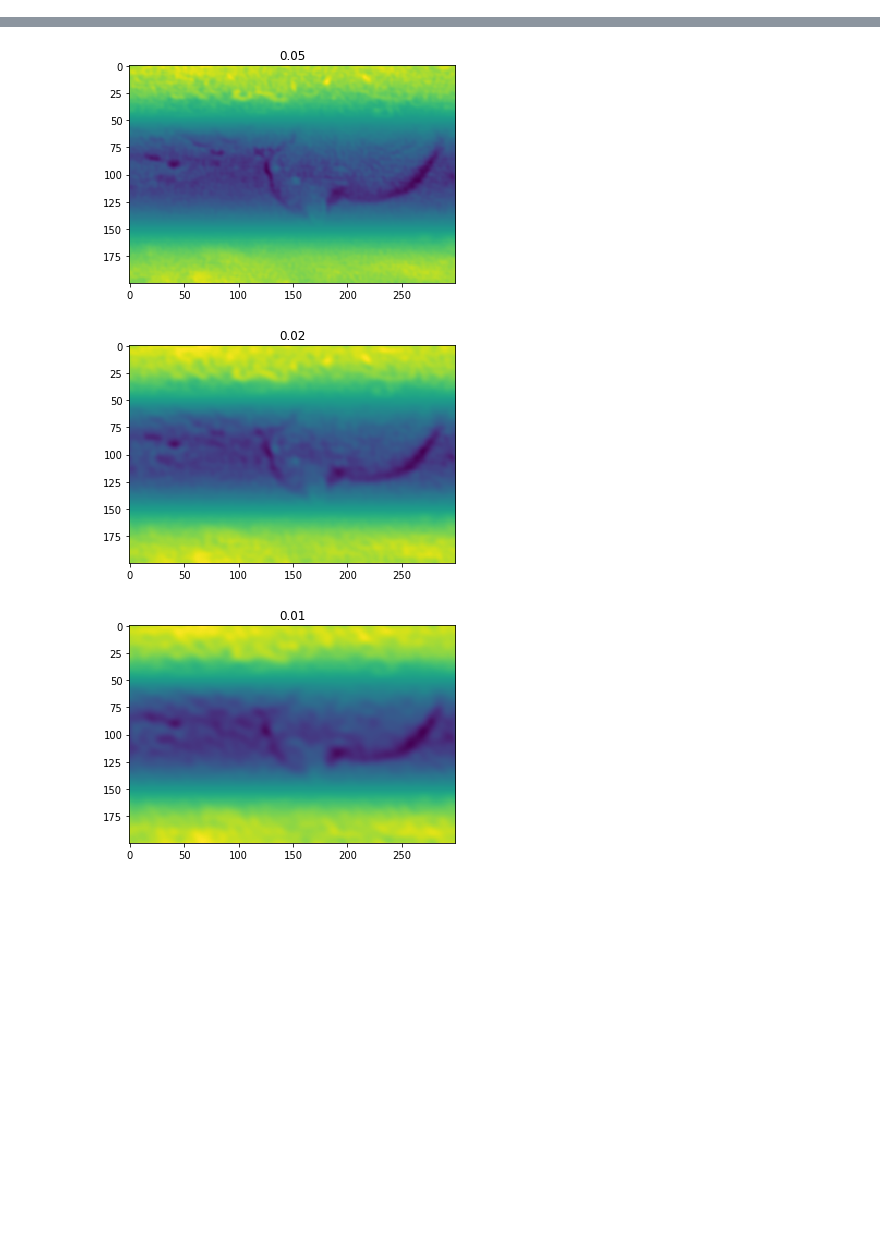
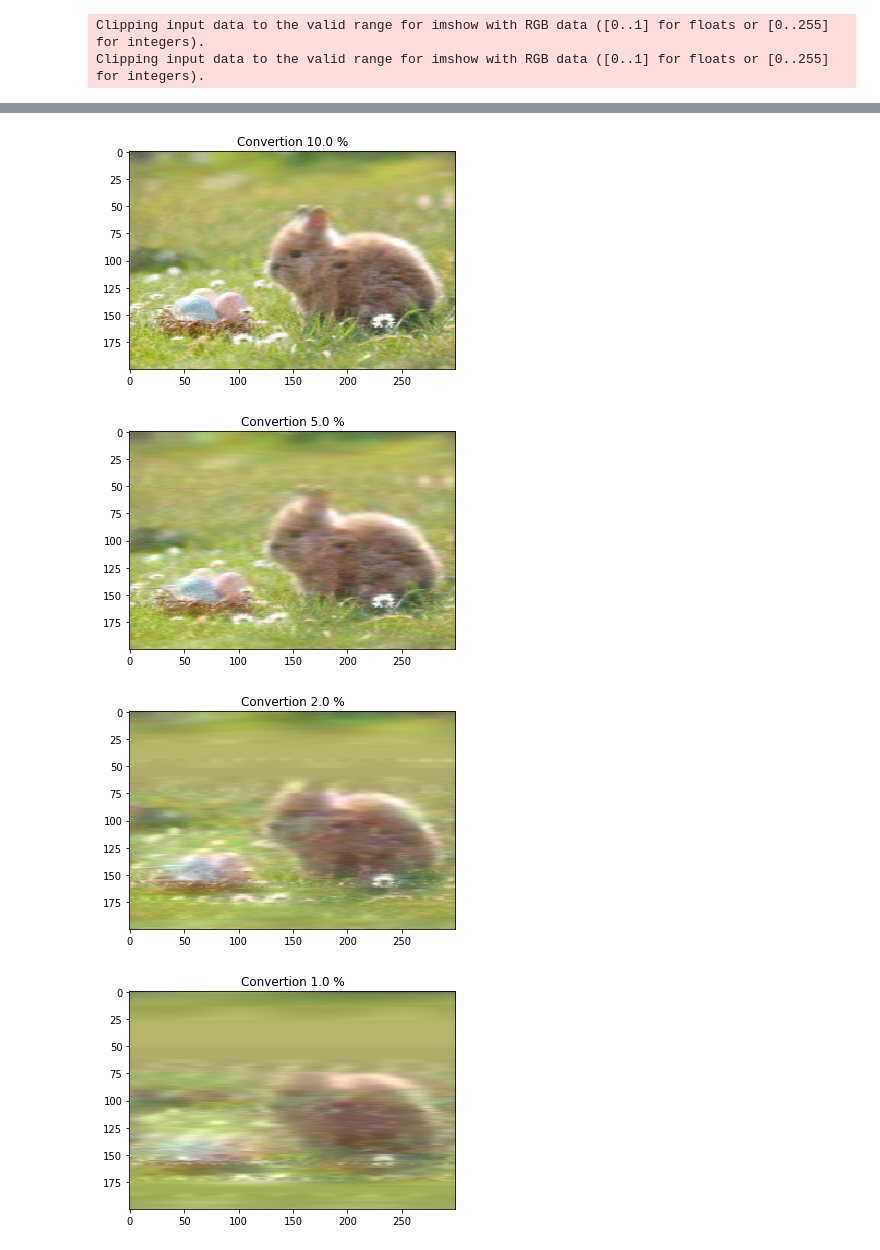
Before and after one commit to Mutasim0520/ODS, a Jupyter notebook: Exercise 2/ex2.ipynb, the cells around one changed output, grey strips where cells are left out. Saved outputs shown, nothing was run; the diff lists cells and outputs as text; code cells hidden in the pictures; blank space fills up the shorter version.

```diff
--- a/Exercise 2/ex2.ipynb
+++ b/Exercise 2/ex2.ipynb
@@ -16,14 +12,22 @@ plt.axis('off')
 # %%
-coef_array = fft.fft2(gs_image)[::-1]
-sort_by_magnitude = np.sort(np.abs(coef_array.reshape(-1)))
+coef_array = fft.fft2(A)
+print('coef array ' , coef_array)
 
-for keep in (0.1,0.05,0.02,0.01):
-    thresh = sort_by_magnitude[int(np.floor((1-keep)*len(sort_by_magnitude)))]
-    ind = np.abs(coef_array)>thresh
-    atlow = coef_array*ind
-    co = fft.ifft2(atlow).real
+sorted_coef_array = np.sort(np.abs(coef_array.reshape(-1))) #sort coef and #reshape convert 2D array into a Vector
+print('sorted coef array ',sorted_coef_array)
+i=0
+print('sorted coef array size' , sorted_coef_array.size)
+for keep in (1,0.1,0.05,0.02,0.01,0.001):
+    minimum_coef_index = int(np.floor((1-keep)*len(sorted_coef_array)))
+    print('minimum coef index', minimum_coef_index)
+    thresh = sorted_coef_array[minimum_coef_index] #minimum coef value
+    ind = np.abs(coef_array) > thresh
+    print('text2', ind)
+    filtered_coef = coef_array*ind
+    real_valued_compressed_data = fft.ifft2(filtered_coef).real
 
-    plt.figure()
-    plt.imshow(co)
-    plt.title(keep)
+    plt.figure(i)
+    plt.title('Convertion ' + str(keep*100) + ' %' )
+    plt.imshow(real_valued_compressed_data)
+    i += 1
 # %% [output]
@@ -29,0 +71,2 @@ for keep in (0.1,0.05,0.02,0.01):
+Clipping input data to the valid range for imshow with RGB data ([0..1] for floats or [0..255] for integers).
+Clipping input data to the valid range for imshow with RGB data ([0..1] for floats or [0..255] for integers).
@@ -31,3 +91,4 @@ for keep in (0.1,0.05,0.02,0.01):
-[figure, old version]
+[figure, new version]
-[figure, old version]
+[figure, new version]
-[figure, old version]
+[figure, new version]
+[figure, added]
```
Also changed, not shown: parts of 3 cells of this notebook.
